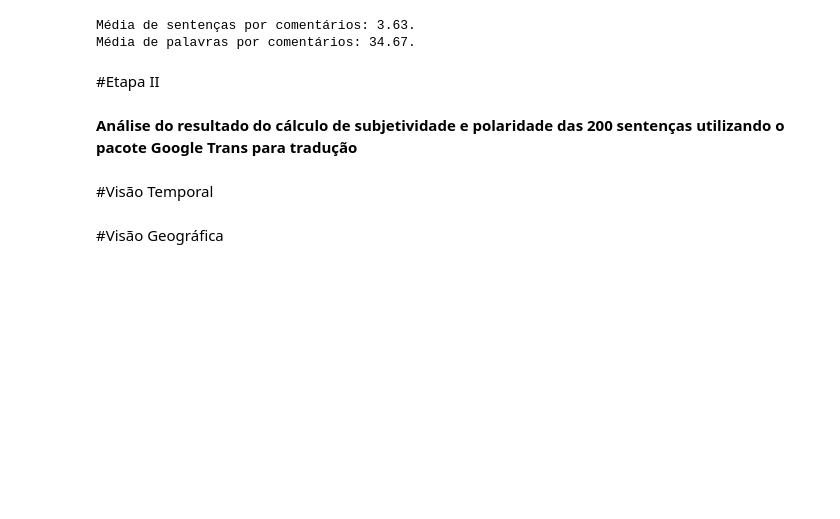
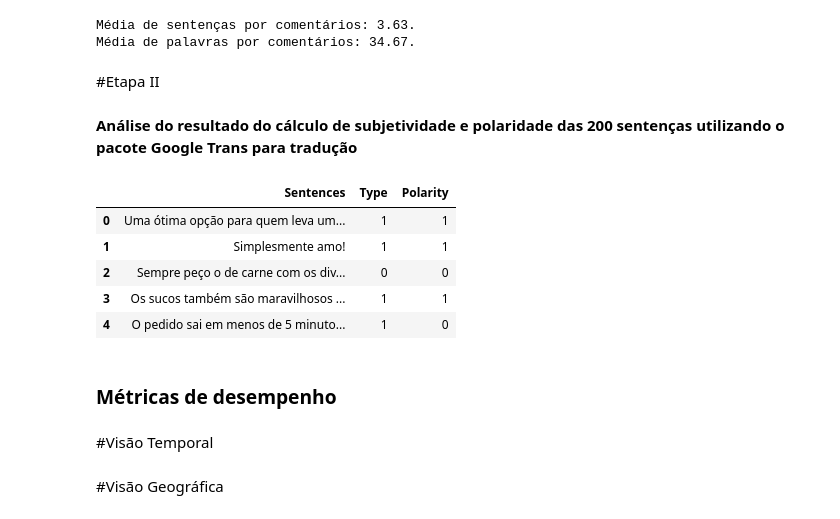
Before and after one commit to kidkmon/Sentiment-Analysis-TripAdvisor, a Jupyter notebook: Analise_sentimentos_TripAdvisor.ipynb, the cells around one changed output. Drawn from its saved outputs; the diff is of its cells as text; code cells hidden in the pictures; blank space fills up the shorter version.

Commit message:
feat: add random sentences, type, polarity

```diff
--- a/Analise_sentimentos_TripAdvisor.ipynb
+++ b/Analise_sentimentos_TripAdvisor.ipynb
@@ -378,0 +385,19 @@ Média de palavras por comentários: 34.67.
+# %%
+rand_sentences = generate_random_sentences_list()
+
+df_sentences = pd.DataFrame({'Sentences': rand_sentences,
+                             'Type': [None] * len(rand_sentences),
+                             'Polarity': [None] * len(rand_sentences)})
+
+file_path = 'drive/MyDrive/random_sentences.csv'
+df_sentences.to_csv(file_path, index=False)
+# %%
+df_random_sentences = pd.read_csv(file_path)
+df_random_sentences.head()
+# %% [output]
+|  | Sentences | Type | Polarity |
+| 0 | Uma ótima opção para quem leva um... | 1 | 1 |
+| 1 | Simplesmente amo! | 1 | 1 |
+| 2 | Sempre peço o de carne com os div... | 0 | 0 |
+| 3 | Os sucos também são maravilhosos ... | 1 | 1 |
+| 4 | O pedido sai em menos de 5 minuto... | 1 | 0 |
@@ -379,3 +408,5 @@ Média de palavras por comentários: 34.67.
+# %% [markdown]
+### Métricas de desempenho
 # %% [markdown]
 #Visão Temporal
 # %% [markdown]
```
Also changed, not shown: parts of 8 cells of this notebook.
